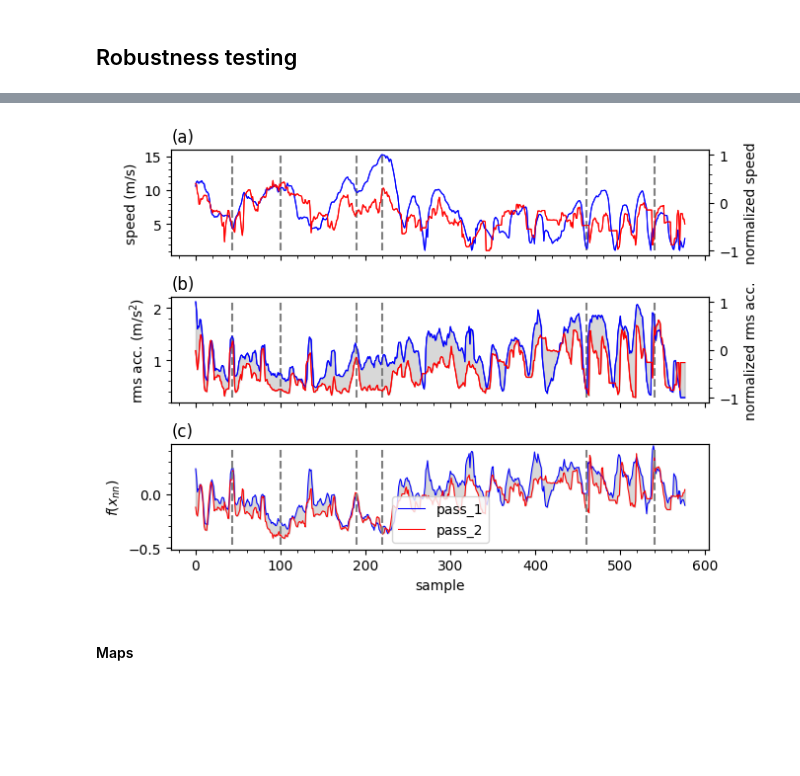
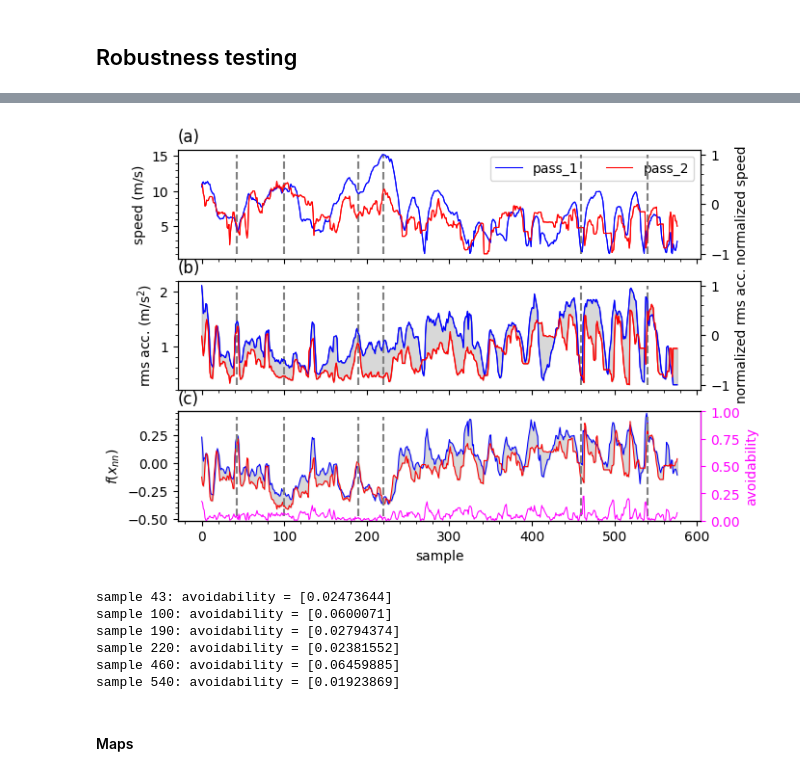
Before and after one commit to carloshernangarrido/ordinal_regression, a Jupyter notebook: main_real_world_example.ipynb, the cells around one changed output, grey strips where cells are left out. Saved outputs shown, nothing was run; the diff lists cells and outputs as text; code cells hidden in the pictures; blank space fills up the shorter version.

```diff
--- a/main_real_world_example.ipynb
+++ b/main_real_world_example.ipynb
@@ -468,6 +468,8 @@ fig.savefig('plot_f_real_world.pdf')
 ## Robustness testing
 # %%
 indices = [43, 100, 190, 220, 460, 540]
+
+indices_pictures = [43, 100, 190, 220, 460, 540]
 # %%
 X_equal_actual = np.array([features_lf_1.loc[:, 'speed'].values, features_lf_1.loc[:, 'z_rolling_rms'].values,
               features_lf_2_matched.loc[:, 'speed'].values, features_lf_2_matched.loc[:, 'z_rolling_rms'].values]).T
@@ -488,7 +490,7 @@ for i, _ in enumerate(ax):
 ax_twin[2].set_yticks([])
 
 for _ in ax_twin:
-    for idx in indices:
+    for idx in indices_pictures:
         _.plot([idx, idx], [-1, 1], linestyle='--', color='gray')
 
 ax_twin[0].plot(X_equal[:, 0], color='blue', linestyle='-', linewidth=0.75)
@@ -516,12 +518,27 @@ ax[2].fill_between(np.linspace(0,x1_1_pred.shape[0]-1,x1_1_pred.shape[0]),
                    (x1_2_pred).ravel(),
                    color='grey', alpha=0.3)  # Adjust alpha for transparency if needed
 ax[2].set_ylabel(r'$f(x_{nn})$')
-ax[2].legend(loc='lower center', )
+ax[0].legend(loc='upper right', ncols=2)
+
 ax[2].set_xlabel('sample')
 ax[2].set_ylim([np.mean((x1_1_pred+x1_2_pred)/2)-3*np.std((x1_1_pred+x1_2_pred)/2),
                 np.mean((x1_1_pred+x1_2_pred)/2)+3*np.std((x1_1_pred+x1_2_pred)/2)])
 _ = [ax[i].set_title('(' + chr(ord('a')+i) + ')', loc='left') for i in range(3)]
-plt.tight_layout()
+
+# add a plot on ax[2] with the same x-axis but showing the difference between the two predictions
+ax_diff = ax[2].twinx()
+avoidability = np.abs((np.exp(x1_1_pred) - np.exp(x1_2_pred)).ravel())/(np.exp(x1_1_pred) + np.exp(x1_2_pred)).ravel()
+ax_diff.plot(
+    avoidability,
+    color='magenta', linestyle='-', label='avoidability', linewidth=0.75)
+# paint ax_diff magenta
+ax_diff.spines['right'].set_color('magenta')
+ax_diff.yaxis.label.set_color('magenta')
+ax_diff.tick_params(axis='y', colors='magenta')
+ax_diff.set_ylim([0, 1])
+ax_diff.set_ylabel('avoidability', color='magenta')
+
+# plt.tight_layout()
 plt.savefig('reg_results'+'.pdf')
 plt.show()
 # %% [output]
@@ -530,4 +547,15 @@ plt.show()
-[figure, old version]
+[figure, new version]
+# %%
+# for idx in indices print avoidability
+for idx in indices_pictures:
+    print(f'sample {idx}: avoidability = {np.abs((np.exp(x1_1_pred[idx]) - np.exp(x1_2_pred[idx]))/(np.exp(x1_1_pred[idx]) + np.exp(x1_2_pred[idx])))}')
+# %% [output]
+sample 43: avoidability = [0.02473644]
+sample 100: avoidability = [0.0600071]
+sample 190: avoidability = [0.02794374]
+sample 220: avoidability = [0.02381552]
+sample 460: avoidability = [0.06459885]
+sample 540: avoidability = [0.01923869]
 # %% [markdown]
 #### Maps
 # %%
```
Also changed, not shown: parts of 12 cells of this notebook, 27 other files.
